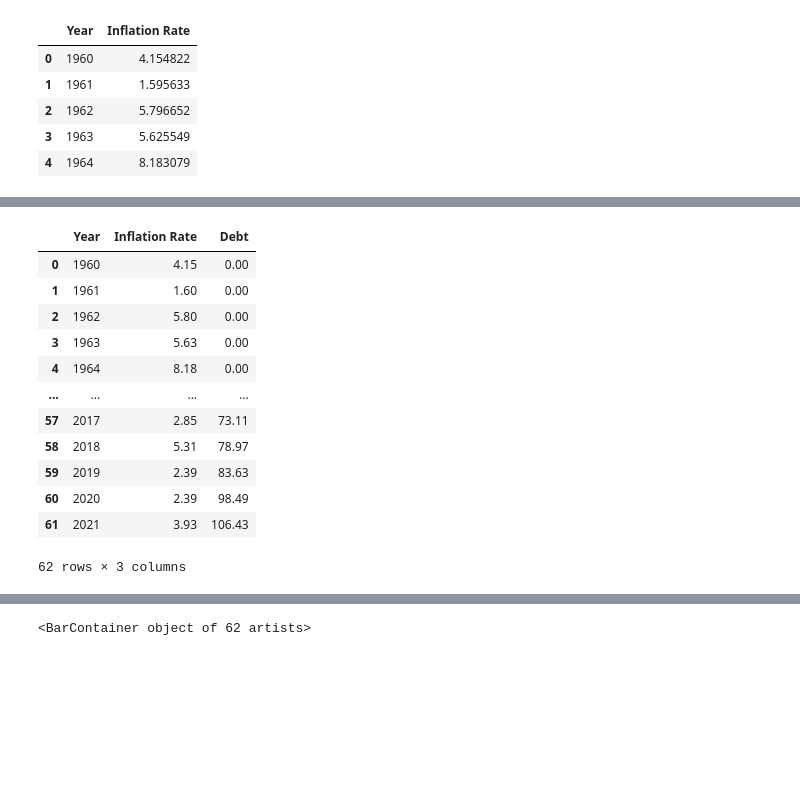
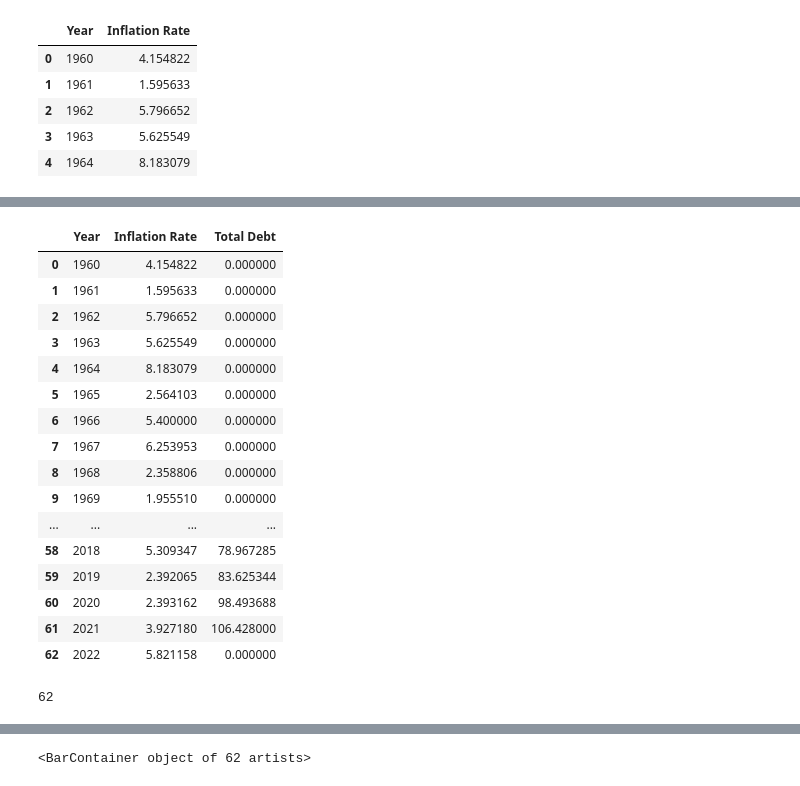
Before and after one commit to Giyanellow/Time-Series-Analysis-on-Philippine-Debt-and-Inflation, a Jupyter notebook: CAPSTONE PROJECT.ipynb, the cells around one changed output, grey strips where cells are left out. Drawn from its saved outputs; the diff is of its cells as text; code cells hidden in the pictures; blank space fills up the shorter version.

```diff
--- a/CAPSTONE PROJECT.ipynb
+++ b/CAPSTONE PROJECT.ipynb
@@ -145,7 +147,9 @@ df_inflation.head()
 | 3 | 1963 | 5.625549 |
 | 4 | 1964 | 8.183079 |
 # %%
-debt_list = df_debt['Debt'].tolist()
-df_inflation['Debt'] = debt_list[:-1]
+debt_total = df_debt['Debt'].tolist()
+
+df_inflation['Total Debt'] = debt_total[:len(df_inflation)]
+df_inflation.info()
 df_inflation.head(70)
 # %% [output]
@@ -165,3 +182,0 @@ df_inflation.head(70)
-# %%
-df_inflation = df_inflation.drop(df_inflation.index[-1])
-df_inflation.head(70)
@@ -182,4 +182,0 @@ df_inflation.head(70)
-# %%
-df_inflation['Debt'] = df_inflation['Debt'].astype(float)
-pd.options.display.float_format = '{:.2f}'.format
-df_inflation.head(70)
@@ -200,27 +183,50 @@ df_inflation.head(70)
 # %%
 def format_currency(x):
-    if x >= 1e9:
+    if x >= 1e9 or x <= -1e9:
         return x*1e-9
-    elif x >= 1e6:
+    elif x >= 1e6 or x <= -1e6:
         return x*1e-6
-    elif x >= 1e3:
+    elif x >= 1e3 or x <= -1e3:
         return x*1e-3
     else:
         return x
 
-df_inflation['Debt'] = df_inflation['Debt'].apply(format_currency)
+
+df_inflation['Total Debt'] = df_inflation['Total Debt'].apply(format_currency)
 df_inflation.head(70)
 # %% [output]
-|  | Year | Inflation Rate | Debt |
-| 0 | 1960 | 4.15 | 0.00 |
-| 1 | 1961 | 1.60 | 0.00 |
-| 2 | 1962 | 5.80 | 0.00 |
-| 3 | 1963 | 5.63 | 0.00 |
-| 4 | 1964 | 8.18 | 0.00 |
+|  | Year | Inflation Rate | Total Debt |
+| 0 | 1960 | 4.154822 | 0.000000 |
+| 1 | 1961 | 1.595633 | 0.000000 |
+| 2 | 1962 | 5.796652 | 0.000000 |
+| 3 | 1963 | 5.625549 | 0.000000 |
+| 4 | 1964 | 8.183079 | 0.000000 |
+| 5 | 1965 | 2.564103 | 0.000000 |
+| 6 | 1966 | 5.400000 | 0.000000 |
+| 7 | 1967 | 6.253953 | 0.000000 |
+| 8 | 1968 | 2.358806 | 0.000000 |
+| 9 | 1969 | 1.955510 | 0.000000 |
 | ... | ... | ... | ... |
-| 57 | 2017 | 2.85 | 73.11 |
-| 58 | 2018 | 5.31 | 78.97 |
-| 59 | 2019 | 2.39 | 83.63 |
-| 60 | 2020 | 2.39 | 98.49 |
-| 61 | 2021 | 3.93 | 106.43 |
+| 58 | 2018 | 5.309347 | 78.967285 |
+| 59 | 2019 | 2.392065 | 83.625344 |
+| 60 | 2020 | 2.393162 | 98.493688 |
+| 61 | 2021 | 3.927180 | 106.428000 |
+| 62 | 2022 | 5.821158 | 0.000000 |
-62 rows × 3 columns
+# %%
+# Reset the index of df_inflation
+df_inflation.reset_index(drop=True, inplace=True)
+
+# Calculate added debt per year
+added_debt_per_year = []
+for i in range(1, len(df_inflation['Total Debt'])):
+    added_debt_per_year.append(df_inflation['Total Debt'][i] - df_inflation['Total Debt'][i-1])
+
+added_debt_per_year.pop()
+added_debt_per_year.insert(0, 0.0)
+print(len(added_debt_per_year))
+
+df_inflation = df_inflation[:-1]
+# # Add the 'Added Debt' column to df_inflation
+df_inflation['Added Debt'] = added_debt_per_year
+# %% [output]
+62
```
Also changed, not shown: parts of 41 cells of this notebook, 6 other files.
